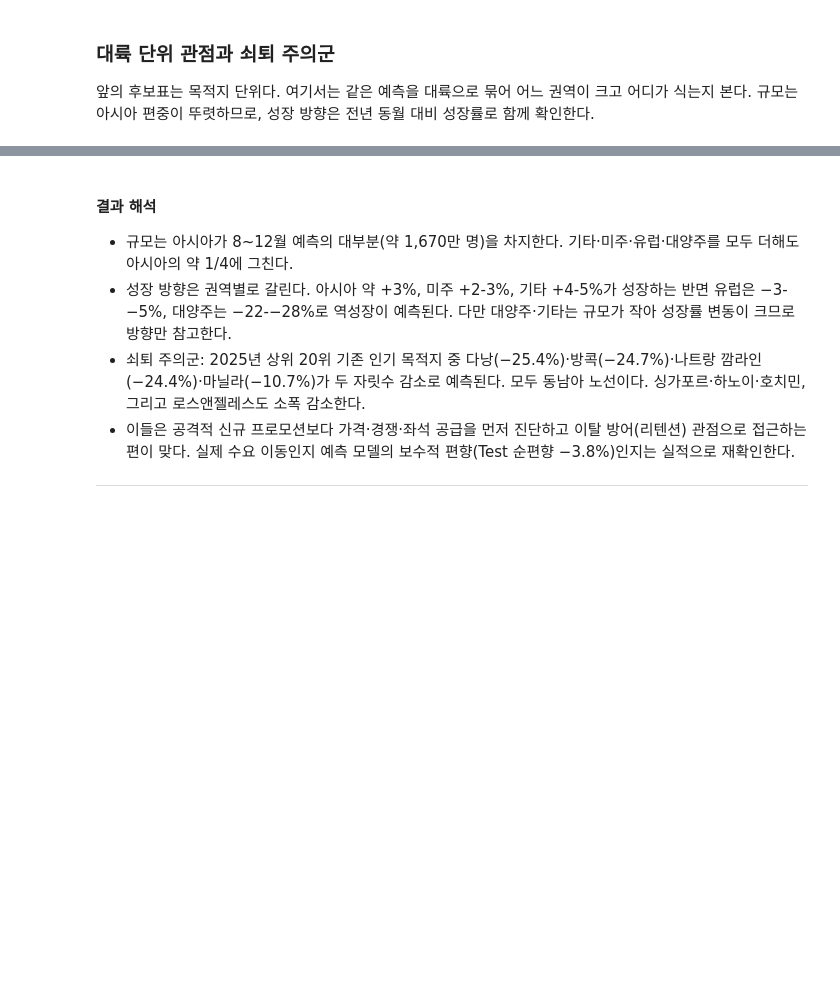
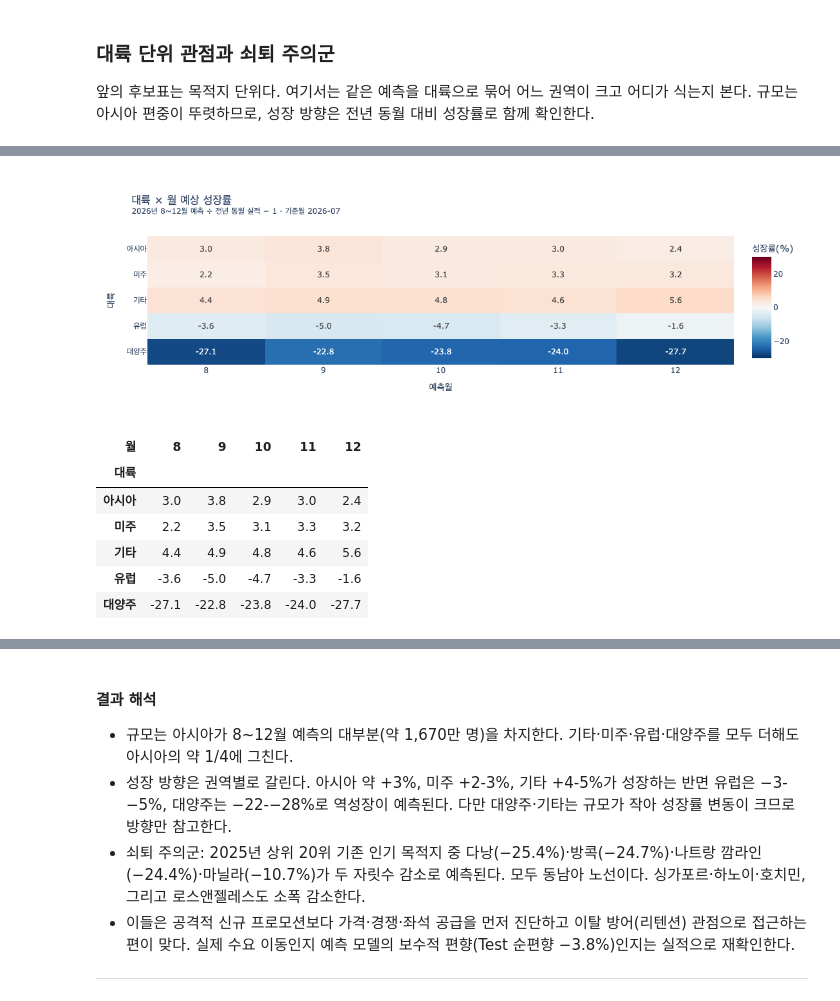
Before and after one commit to kth530/korea_outbound_travel_analysis, a Jupyter notebook: notebooks/05_demand_forecast.ipynb, the cells around one changed output, grey strips where cells are left out. Drawn from its saved outputs; the diff is of its cells as text; code cells hidden in the pictures; blank space fills up the shorter version.

```diff
--- a/notebooks/05_demand_forecast.ipynb
+++ b/notebooks/05_demand_forecast.ipynb
@@ -1950,0 +1929,32 @@ display(dec.round({'예측_8_12': 0, '증가율_%': 1}))
+# %%
+# 대륙 단위 관점: 목적지 예측을 대륙으로 묶어 성장 모멘텀을 확인한다.
+_cont = {'동북아': '아시아', '동남아': '아시아', '남아시아': '아시아', '중앙아시아': '아시아',
+         '유럽': '유럽', '미주': '미주', '대양주': '대양주'}
+fc = forecast_export.copy()
+fc['대륙'] = fc['지역'].map(_cont).fillna('기타')
+
+# 대륙 x 월 예상 성장률(%) = 예측수요 / 전년동월실제수요 - 1
+cm = fc.groupby(['대륙', '월']).agg(
+    예측=('예측수요', 'sum'), 전년=('전년동월실제수요', 'sum')).reset_index()
+cm['성장률_%'] = (cm['예측'] / cm['전년'] - 1) * 100
+cont_growth = cm.pivot(index='대륙', columns='월', values='성장률_%').round(1)
+cont_growth = cont_growth.reindex(['아시아', '미주', '기타', '유럽', '대양주'])
+
+fig = px.imshow(
+    cont_growth, text_auto='.1f', aspect='auto',
+    color_continuous_scale='RdBu_r', zmin=-30, zmax=30,
+    labels={'x': '예측월', 'y': '대륙', 'color': '성장률(%)'},
+    title=('대륙 × 월 예상 성장률'
+           '<br><sup>2026년 8~12월 예측 ÷ 전년 동월 실적 − 1 · 기준월 2026-07</sup>'))
+fig.update_layout(template=PLOTLY_TEMPLATE, height=380)
+fig.show(config={'displaylogo': False})
+display(cont_growth)
+# %% [output]
+[figure, added]
+| 월 | 8 | 9 | 10 | 11 | 12 |
+| 대륙 |  |  |  |  |  |
+| 아시아 | 3.0 | 3.8 | 2.9 | 3.0 | 2.4 |
+| 미주 | 2.2 | 3.5 | 3.1 | 3.3 | 3.2 |
+| 기타 | 4.4 | 4.9 | 4.8 | 4.6 | 5.6 |
+| 유럽 | -3.6 | -5.0 | -4.7 | -3.3 | -1.6 |
+| 대양주 | -27.1 | -22.8 | -23.8 | -24.0 | -27.7 |
```
Also changed, not shown: parts of 6 cells of this notebook, 5 other files.
